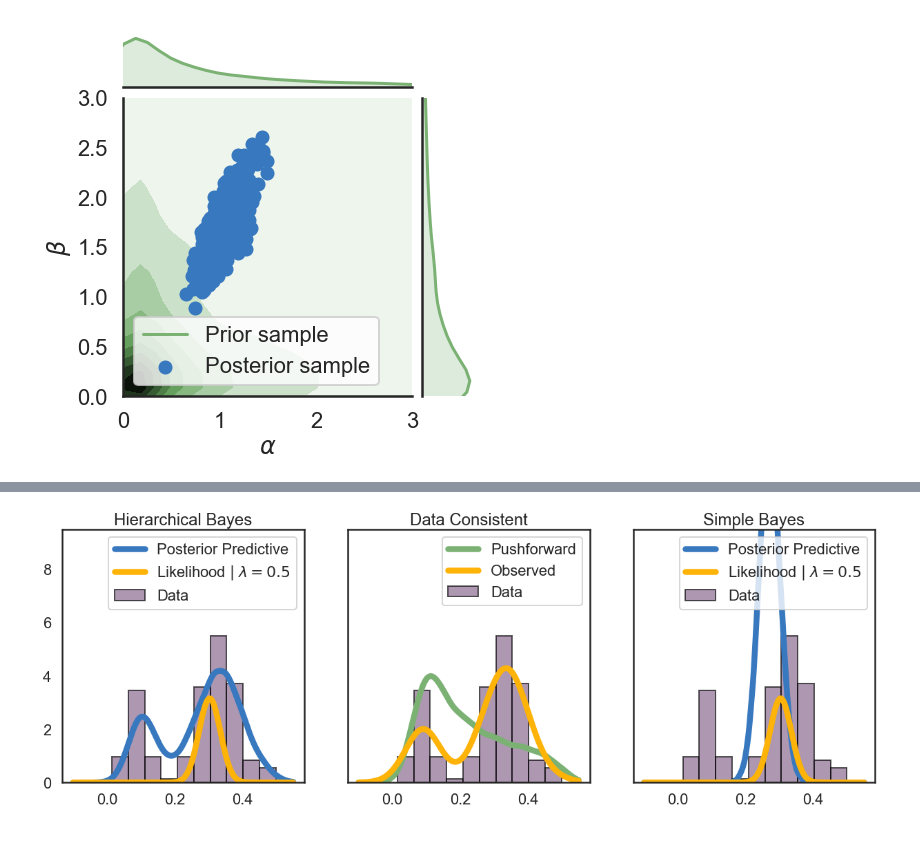
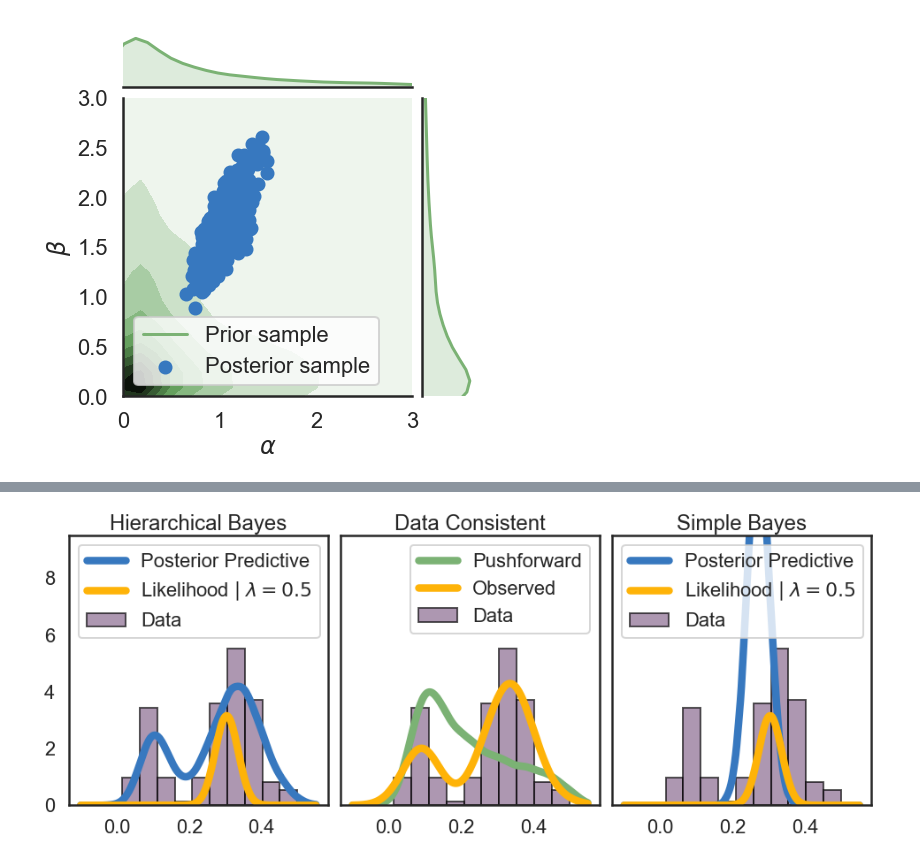
Before and after one commit to mathematicalmichael/jsm19, a Jupyter notebook: SIAM_CSE19_Poster-Distribution.ipynb, the cells around one changed output, grey strips where cells are left out. Saved outputs shown, nothing was run; the diff lists cells and outputs as text; code cells hidden in the pictures.

```diff
--- a/SIAM_CSE19_Poster-Distribution.ipynb
+++ b/SIAM_CSE19_Poster-Distribution.ipynb
@@ -332,7 +332,7 @@ hyper_figure.ax_joint.set_ylabel('$\\beta$')
 Text(4.0, 0.5, '$\\beta$')
 [figure]
 # %%
-plt.rcParams.update({'font.size': 36,'lines.linewidth':8.5})
+plt.rcParams.update({'font.size': 28,'lines.linewidth':8.5})
 # plt.rcParams['figure.figsize'] = 20, 20
 # %%
 # posterior kdes for plotting
@@ -342,8 +342,10 @@ updated_dist = sps.gaussian_kde(updated_sample)
 # %%
 # plot the objects of other spaces
 fig_objects,axes = plt.subplots(1,3,sharey=True)
-fig_objects.set_figwidth(18)
-fig_objects.set_figheight(6)
+fig_objects.set_figwidth(32/2.54)
+fig_objects.set_figheight(fig_objects.get_figwidth()/2.5)
+
+
 
 ### set other params
 # color scheme
@@ -368,7 +370,7 @@ ax.plot(x_lam,sps.beta.pdf(x_lam,a=1,b=1),color=c_prior,
 # posterior for hierarchical bayes
 ax.hist(bayes_sample,density=True,color=c_post,alpha=0.5,edgecolor='gray')
 ax.plot(x_lam,posterior_kde(x_lam),label='Posterior',color=c_post)
-ax.legend()
+ax.legend(loc=2)
 ax.set_title('Hierarchical Bayes')
 
 
@@ -398,4 +400,5 @@ ax.legend()
 ax.set_title('Simple Bayes')
 
 plt.tight_layout()
+plt.subplots_adjust(left=0, right = 1, wspace = 0.05)
 # %% [output]
@@ -409,8 +412,8 @@ likelihood_pdf = sps.norm(0.5*np.exp(-2*0.5*0.5),sigma)
 # %%
 # plot the objects of other spaces
 fig_data,axes = plt.subplots(1,3,sharey=True)
-fig_data.set_figheight(7)
-fig_data.set_figwidth(18)
+fig_data.set_figwidth(32/2.54)
+fig_data.set_figheight(fig_objects.get_figwidth()/2.4)
 
 
 ### set other params
@@ -431,35 +434,45 @@ for ax in axes:
 ## HIERARCHICAL BAYES
 # posterior predictive for hierarchical bayes
 ax = axes[0]
 ax.plot(x_q,pp_kde(x_q),label='Posterior Predictive',color=c_post)
 ax.plot(x_q,1/4*likelihood_pdf.pdf(x_q),color=c_data_use,
         label='Likelihood$\mid \\lambda = 0.5$')
-ax.legend()
+ax.legend(loc=2)
 ax.set_title('Hierarchical Bayes')
 
 
 # ## DATA CONSISTENT
 ax = axes[1]
 # Push-forward and Obeserved
 ax.plot(x_q,pf_dist(x_q),label='Pushforward',color=c_pf)
 ax.plot(x_q,data_dist(x_q),color=c_data_use,label='Observed')
 #ax.plot(x_q,data_dist(x_q),color=c_post, ls=':',alpha=0.5)
 ax.legend()
 ax.set_title('Data Consistent')
 
 # ## Bad Posterior
 ax = axes[2]
 
 # Posterior Predictive
 ax.plot(x_q,bad_pp_kde(x_q),label='Posterior Predictive',color=c_post)
 ax.plot(x_q,1/4*likelihood_pdf.pdf(x_q),color=c_data_use,
         label='Likelihood$\mid \\lambda = 0.5$')
 ax.set_ylim(0,9.5)
-ax.legend()
+ax.legend(loc=2)
 ax.set_title('Simple Bayes')
 
 plt.tight_layout()
+plt.subplots_adjust(left=0, right = 1, wspace = 0.05)
+
+# right = 0.9   # the right side of the subplots of the figure
+# bottom = 0.1  # the bottom of the subplots of the figure
+# top = 0.9     # the top of the subplots of the figure
+# wspace = 0.2  # the amount of width reserved for space between subplots,
+#               # expressed as a fraction of the average axis width
+# hspace = 0.2  # the amount of height reserved for space between subplots,
+#               # expressed as a fraction of the average axis height
+# )
 # %% [output]
-[figure, old version]
+[figure, new version]
 # %%
 final_fig, axes = plt.subplots(1,2)
```
Also changed, not shown: parts of 3 cells of this notebook, 4 other files.
